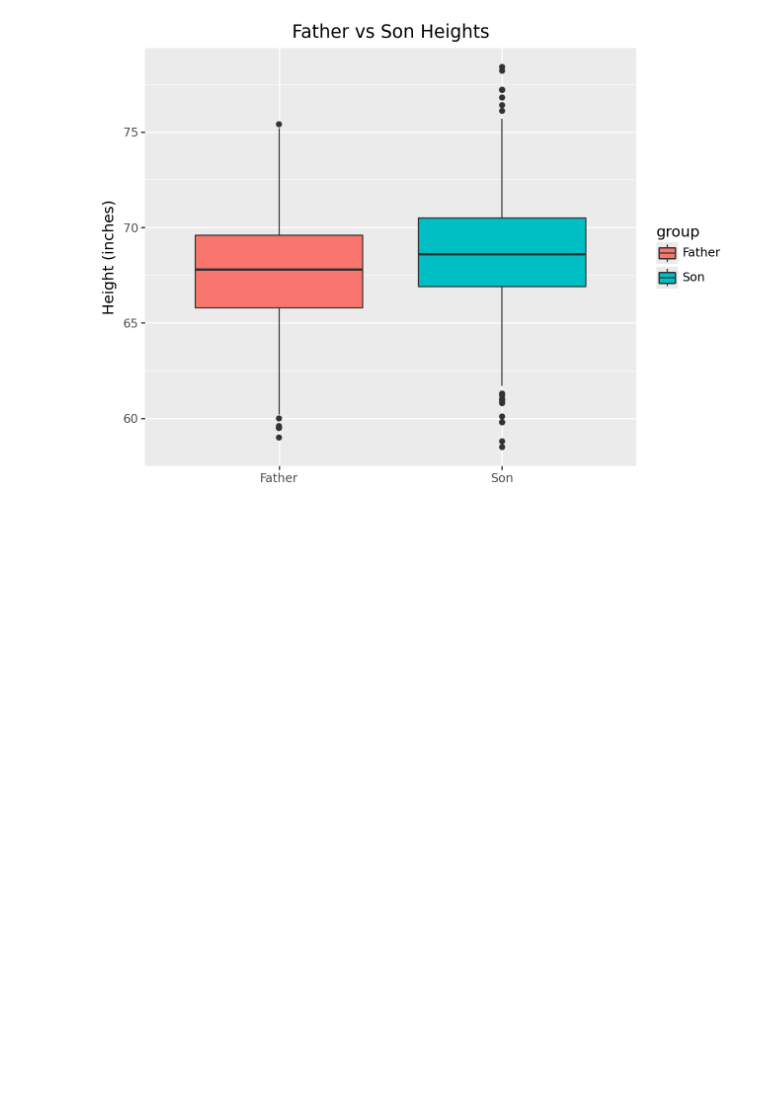
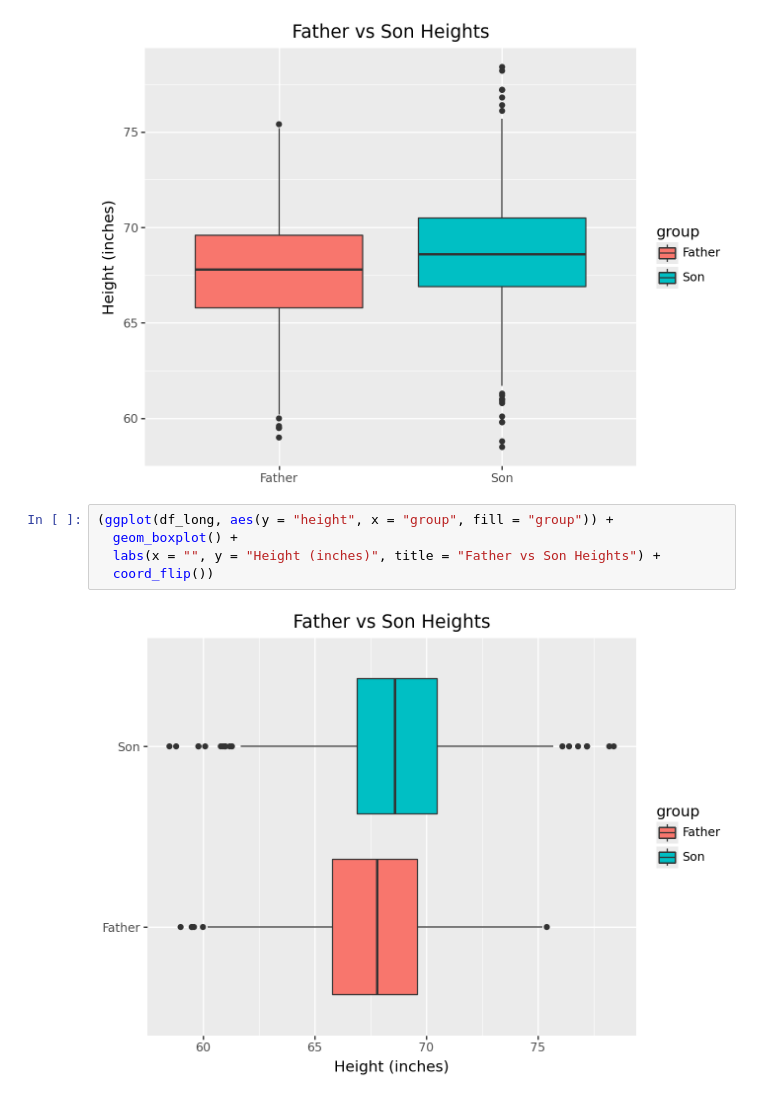
Before and after one commit to blakocha/DARPY2025, a Jupyter notebook: Notes_20251120.ipynb, the cells around one changed output. Saved outputs shown, nothing was run; the diff lists cells and outputs as text; blank space fills up the shorter version.

```diff
--- a/Notes_20251120.ipynb
+++ b/Notes_20251120.ipynb
@@ -176,3 +176,10 @@ print(df_long.tail())
   labs(x = "", y = "Height (inches)", title = "Father vs Son Heights"))
 # %% [output]
 [figure]
+# %%
+(ggplot(df_long, aes(y = "height", x = "group", fill = "group")) +
+  geom_boxplot() +
+  labs(x = "", y = "Height (inches)", title = "Father vs Son Heights") +
+  coord_flip())
+# %% [output]
+[figure, added]
```
